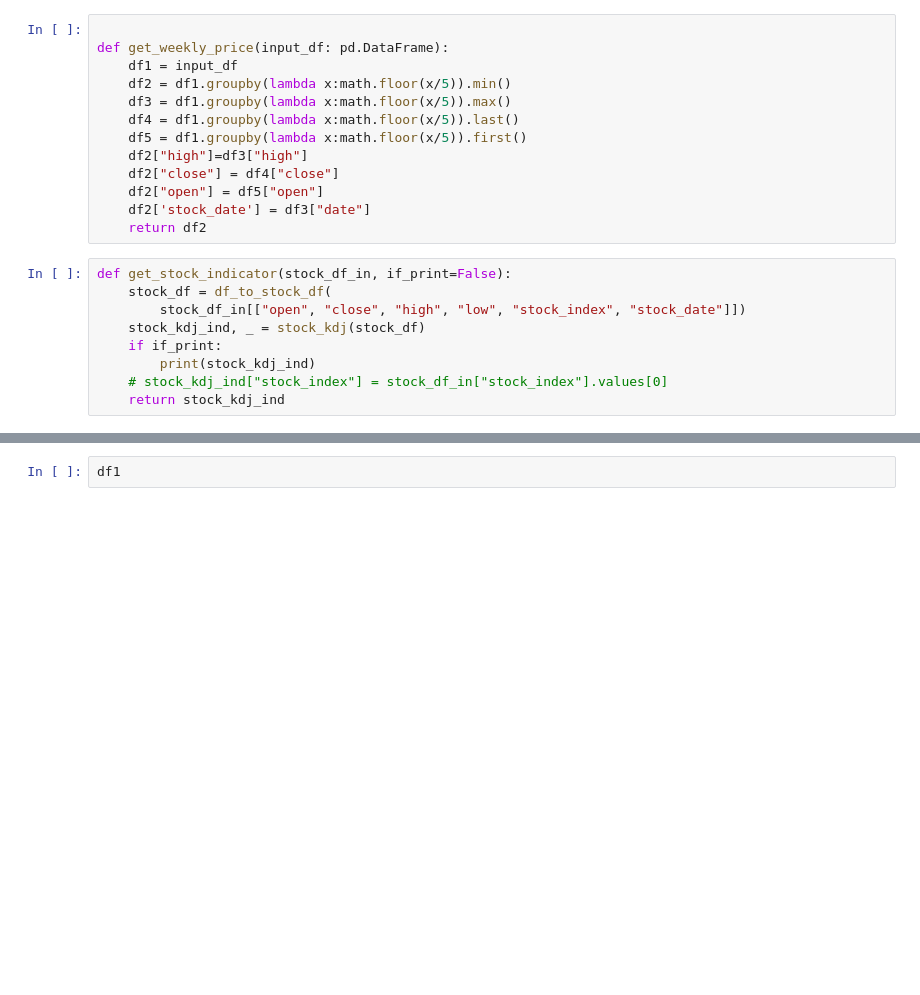
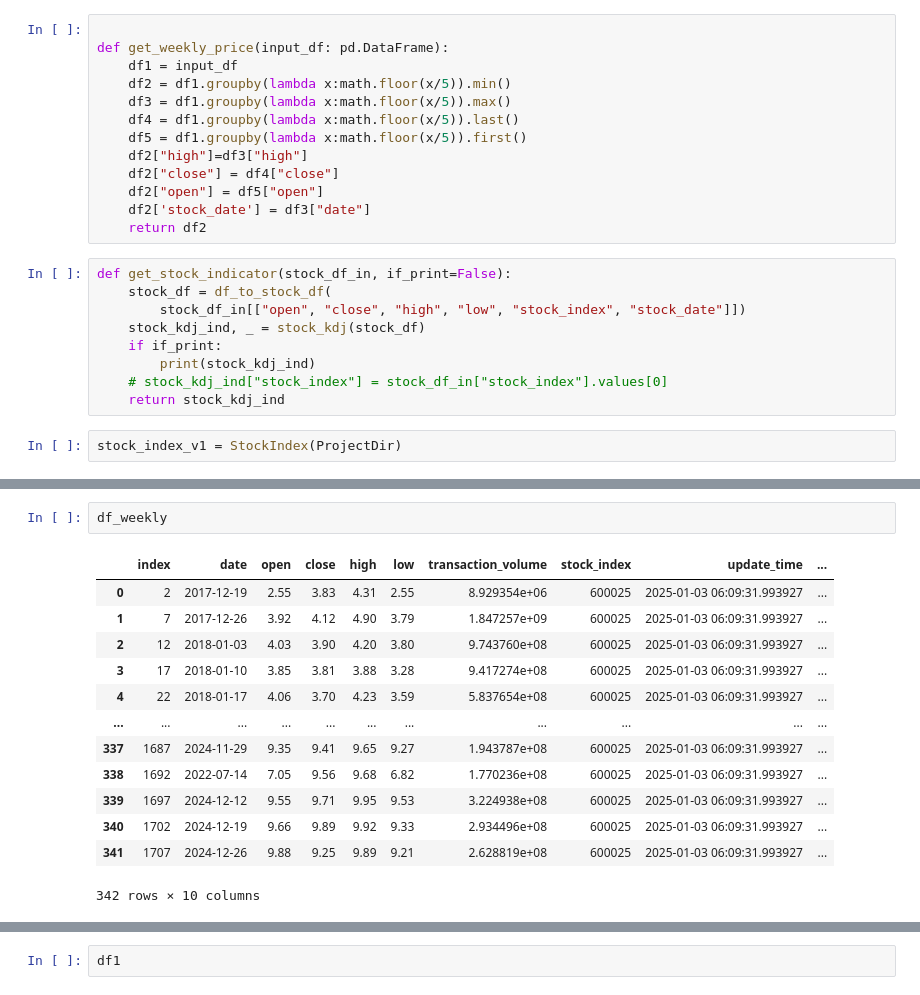
Before and after one commit to davidyuqiwei/stock_v2_dev, a Jupyter notebook: analysis/fuquan_data/macd_kdj_analysis/v1.ipynb, the cells around one changed output, grey strips where cells are left out. Drawn from its saved outputs; the diff is of its cells as text; blank space fills up the shorter version.

```diff
--- a/analysis/fuquan_data/macd_kdj_analysis/v1.ipynb
+++ b/analysis/fuquan_data/macd_kdj_analysis/v1.ipynb
@@ -30,3 +33,5 @@ def get_stock_indicator(stock_df_in, if_print=False):
         print(stock_kdj_ind)
     # stock_kdj_ind["stock_index"] = stock_df_in["stock_index"].values[0]
     return stock_kdj_ind
+# %%
+stock_index_v1 = StockIndex(ProjectDir)
@@ -32,0 +109,16 @@ def get_stock_indicator(stock_df_in, if_print=False):
+# %%
+df_weekly
+# %% [output]
+|  | index | date | open | close | high | low | transaction_volume | stock_index | update_time | ... |
+| 0 | 2 | 2017-12-19 | 2.55 | 3.83 | 4.31 | 2.55 | 8.929354e+06 | 600025 | 2025-01-03 06:09:31.993927 | ... |
+| 1 | 7 | 2017-12-26 | 3.92 | 4.12 | 4.90 | 3.79 | 1.847257e+09 | 600025 | 2025-01-03 06:09:31.993927 | ... |
+| 2 | 12 | 2018-01-03 | 4.03 | 3.90 | 4.20 | 3.80 | 9.743760e+08 | 600025 | 2025-01-03 06:09:31.993927 | ... |
+| 3 | 17 | 2018-01-10 | 3.85 | 3.81 | 3.88 | 3.28 | 9.417274e+08 | 600025 | 2025-01-03 06:09:31.993927 | ... |
+| 4 | 22 | 2018-01-17 | 4.06 | 3.70 | 4.23 | 3.59 | 5.837654e+08 | 600025 | 2025-01-03 06:09:31.993927 | ... |
+| ... | ... | ... | ... | ... | ... | ... | ... | ... | ... | ... |
+| 337 | 1687 | 2024-11-29 | 9.35 | 9.41 | 9.65 | 9.27 | 1.943787e+08 | 600025 | 2025-01-03 06:09:31.993927 | ... |
+| 338 | 1692 | 2022-07-14 | 7.05 | 9.56 | 9.68 | 6.82 | 1.770236e+08 | 600025 | 2025-01-03 06:09:31.993927 | ... |
+| 339 | 1697 | 2024-12-12 | 9.55 | 9.71 | 9.95 | 9.53 | 3.224938e+08 | 600025 | 2025-01-03 06:09:31.993927 | ... |
+| 340 | 1702 | 2024-12-19 | 9.66 | 9.89 | 9.92 | 9.33 | 2.934496e+08 | 600025 | 2025-01-03 06:09:31.993927 | ... |
+| 341 | 1707 | 2024-12-26 | 9.88 | 9.25 | 9.89 | 9.21 | 2.628819e+08 | 600025 | 2025-01-03 06:09:31.993927 | ... |
+342 rows × 10 columns
```
Also changed, not shown: parts of 8 cells of this notebook, 23 other files.
